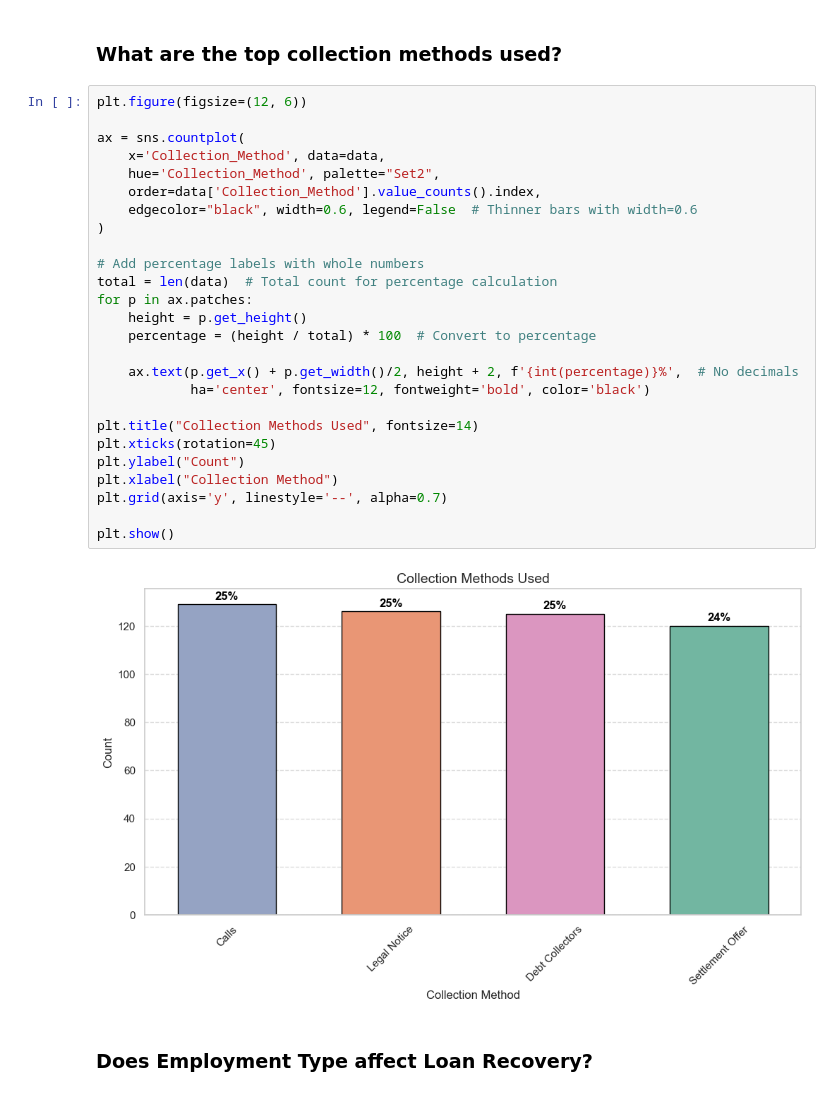
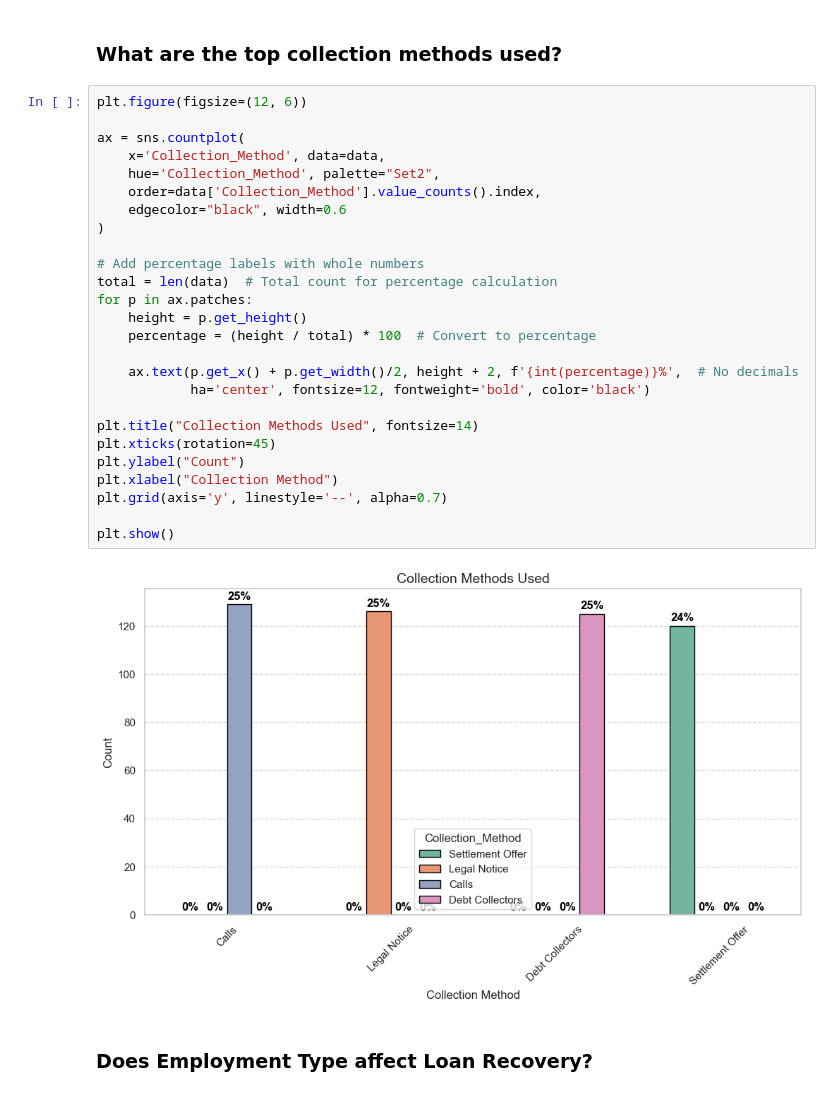
Before and after one commit to Cynthiachelangat/LoanRecovery, a Jupyter notebook: backend/loan2.ipynb, the cells around one changed output. Saved outputs shown, nothing was run; the diff lists cells and outputs as text.

```diff
--- a/backend/loan2.ipynb
+++ b/backend/loan2.ipynb
@@ -322,31 +320,31 @@ plt.show()
 # %%
 plt.figure(figsize=(12, 6))
 
 ax = sns.countplot(
     x='Collection_Method', data=data,
     hue='Collection_Method', palette="Set2",
     order=data['Collection_Method'].value_counts().index,
-    edgecolor="black", width=0.6, legend=False  # Thinner bars with width=0.6
+    edgecolor="black", width=0.6
 )
 
 # Add percentage labels with whole numbers
 total = len(data)  # Total count for percentage calculation
 for p in ax.patches:
     height = p.get_height()
     percentage = (height / total) * 100  # Convert to percentage
 
     ax.text(p.get_x() + p.get_width()/2, height + 2, f'{int(percentage)}%',  # No decimals
             ha='center', fontsize=12, fontweight='bold', color='black')
 
 plt.title("Collection Methods Used", fontsize=14)
 plt.xticks(rotation=45)
 plt.ylabel("Count")
 plt.xlabel("Collection Method")
 plt.grid(axis='y', linestyle='--', alpha=0.7)
 
 plt.show()
 # %% [output]
-[figure, old version]
+[figure, new version]
 # %% [markdown]
 ### **Does Employment Type affect Loan Recovery?**
 # %%
```
Also changed, not shown: parts of 6 cells of this notebook, 2 other files.
